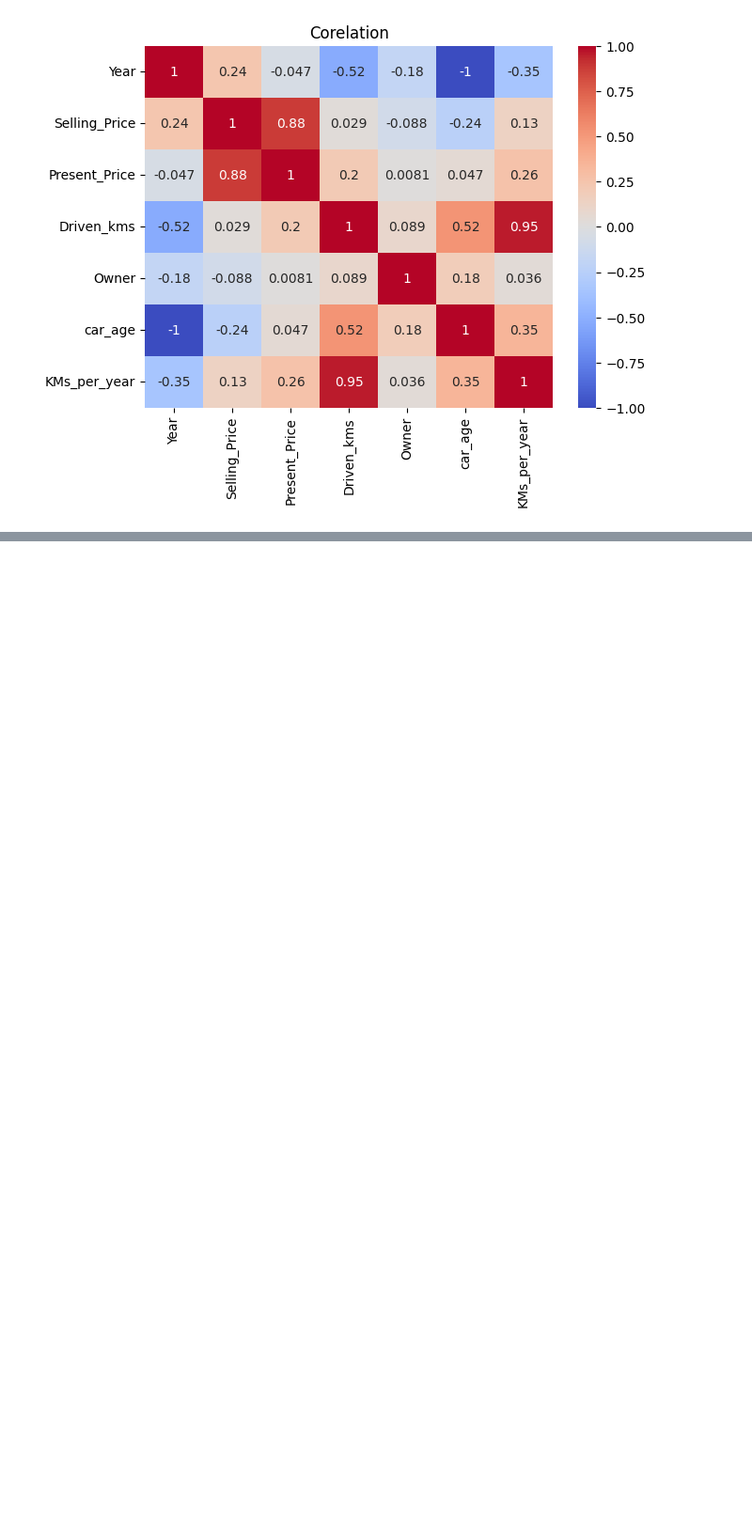
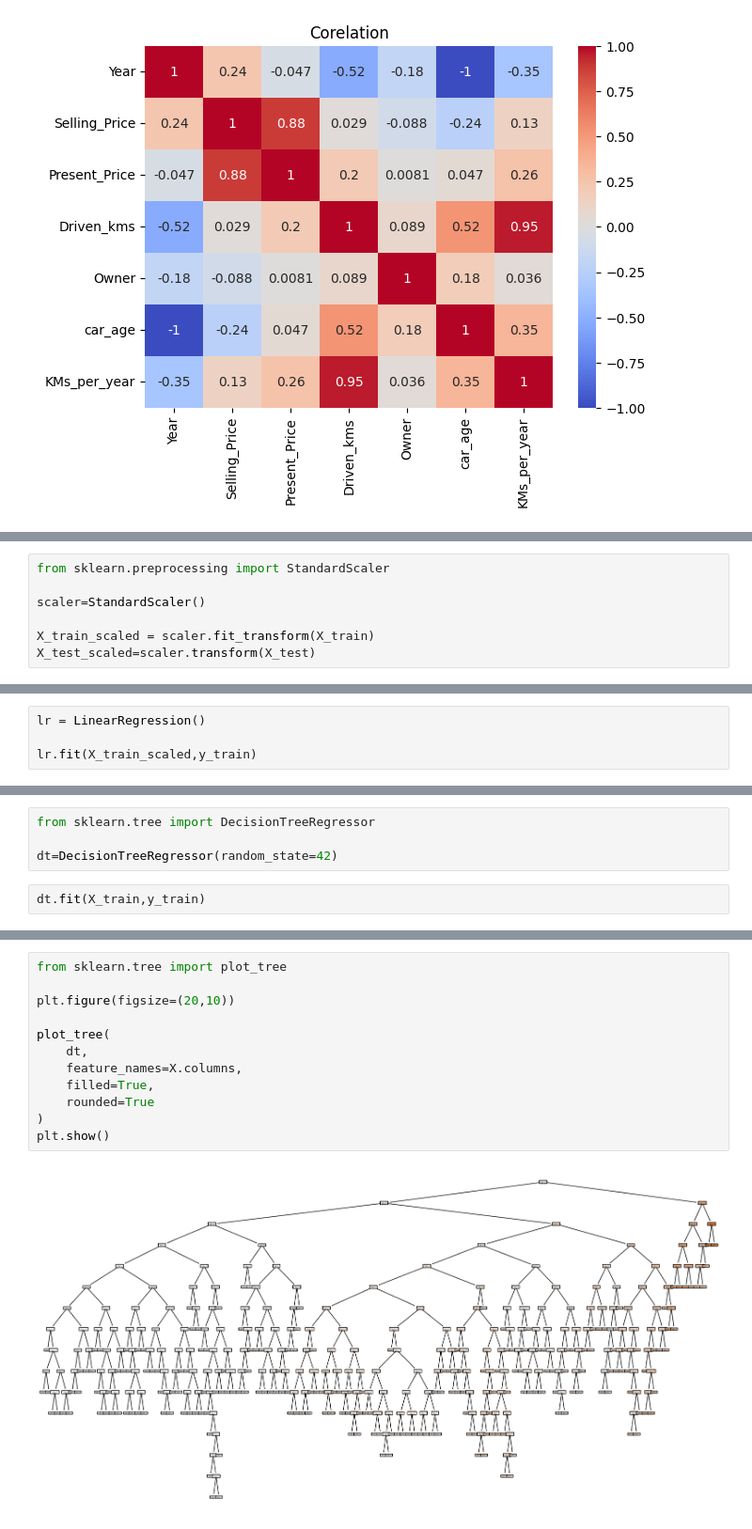
Before and after one commit to nikhil2316n/Machine_Learning, a Jupyter notebook: classical_ml/car_price_predication.ipynb, the cells around one changed output, grey strips where cells are left out. Shown at 94% size. Saved outputs shown, nothing was run; the diff lists cells and outputs as text; blank space fills up the shorter version.

```diff
--- a/classical_ml/car_price_predication.ipynb
+++ b/classical_ml/car_price_predication.ipynb
@@ -164,0 +211,7 @@ plt.show()
+# %%
+from sklearn.preprocessing import StandardScaler
+
+scaler=StandardScaler()
+
+X_train_scaled = scaler.fit_transform(X_train)
+X_test_scaled=scaler.transform(X_test)
@@ -164,0 +224,4 @@ plt.show()
+# %%
+lr = LinearRegression()
+
+lr.fit(X_train_scaled,y_train)
@@ -164,0 +273,6 @@ plt.show()
+# %%
+from sklearn.tree import DecisionTreeRegressor
+
+dt=DecisionTreeRegressor(random_state=42)
+# %%
+dt.fit(X_train,y_train)
@@ -164,0 +304,14 @@ plt.show()
+# %%
+from sklearn.tree import plot_tree
+
+plt.figure(figsize=(20,10))
+
+plot_tree(
+    dt,
+    feature_names=X.columns,
+    filled=True,
+    rounded=True
+)
+plt.show()
+# %% [output]
+[figure, added]
```
Also changed, not shown: parts of 28 cells of this notebook.
